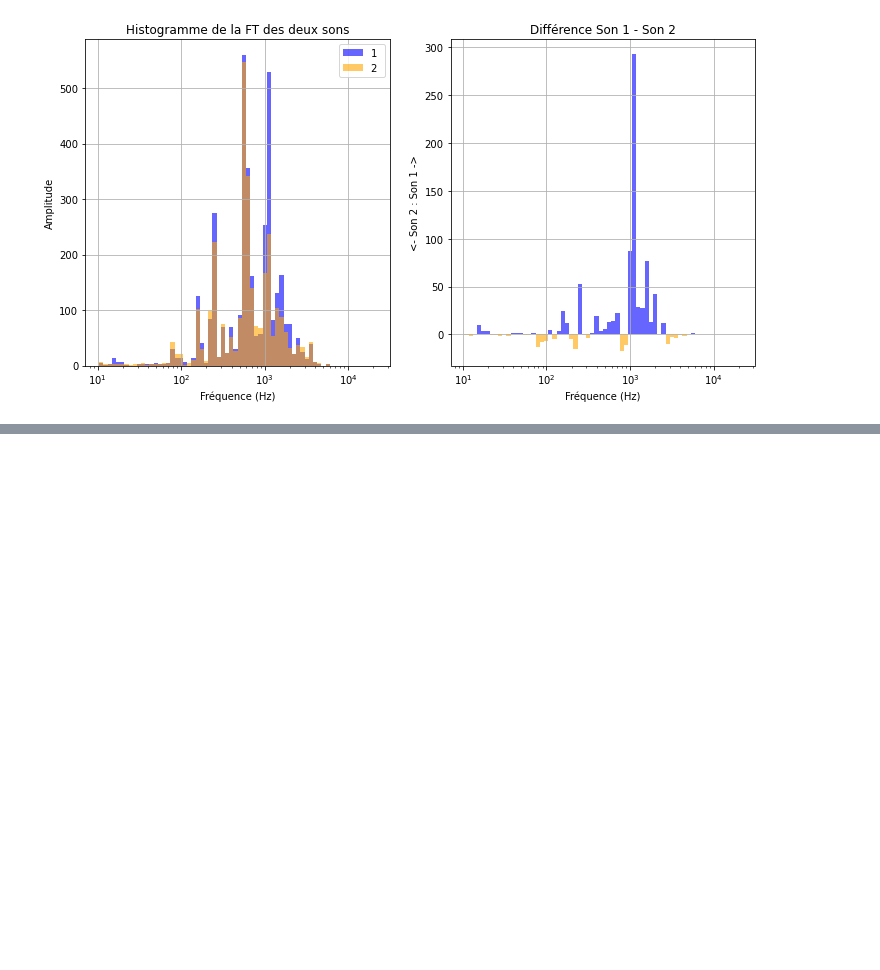
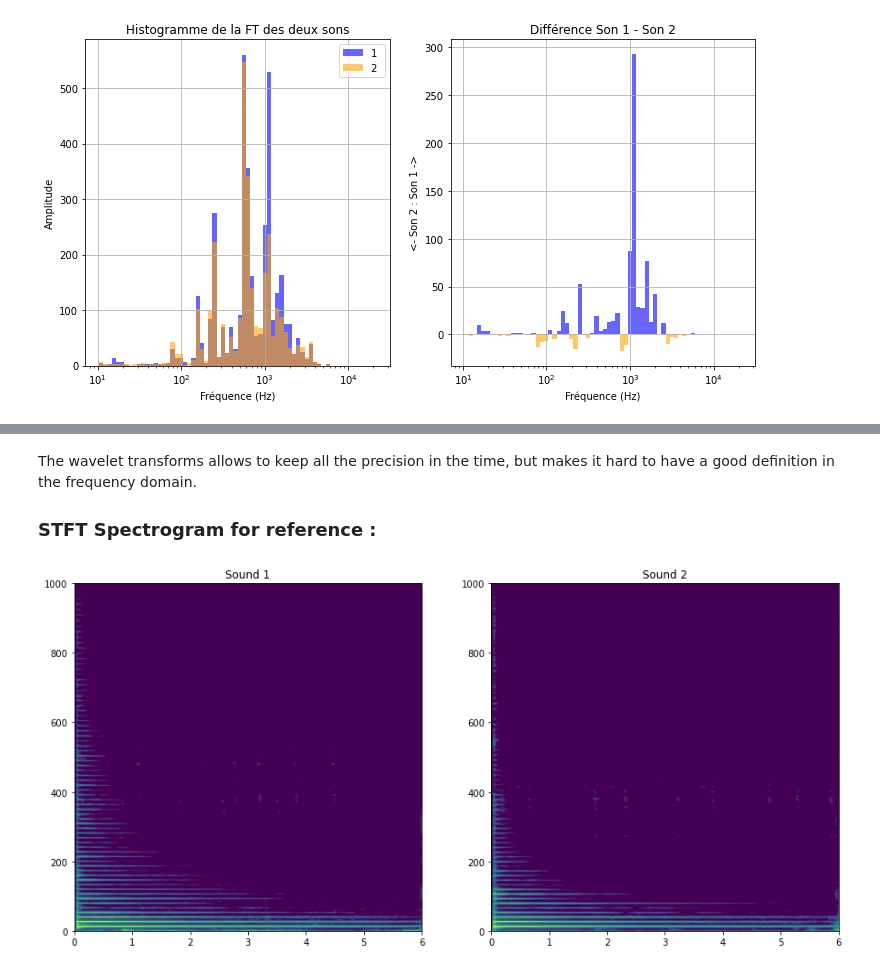
Before and after one commit to olivecha/guitarsounds, a Jupyter notebook: Spectro_diff.ipynb, the cells around one changed output, grey strips where cells are left out. Cells and saved outputs as stored; diff of their text form; code cells hidden in the pictures; blank space fills up the shorter version.

```diff
--- a/Spectro_diff.ipynb
+++ b/Spectro_diff.ipynb
@@ -54,0 +136,20 @@ guit.fft_diff(S1, S2, fraction=6)
+# %% [markdown]
+The wavelet transforms allows to keep all the precision in the time, but makes it hard to have a good definition in the frequency domain.
+
+### STFT Spectrogram for reference :
+# %%
+Sound1.signal.get_spectrogram()
+Sound1.signal.get_spectrogram()
+
+plt.figure(figsize=(15,7))
+
+plt.subplot(1,2,1)
+plt.imshow(Sound1.signal.specgram_db[:(fs//4), :], origin='lower', extent=[0, 6, 0, 1000], aspect='auto')
+plt.title('Sound 1')
+
+plt.subplot(1,2,2)
+plt.imshow(Sound2.signal.specgram_db[:(fs//4), :], origin='lower', extent=[0, 6, 0, 1000], aspect='auto')
+plt.title('Sound 2')
+plt.show()
+# %% [output]
+[figure, added]
```
Also changed, not shown: parts of 21 cells of this notebook, 3 other files.
